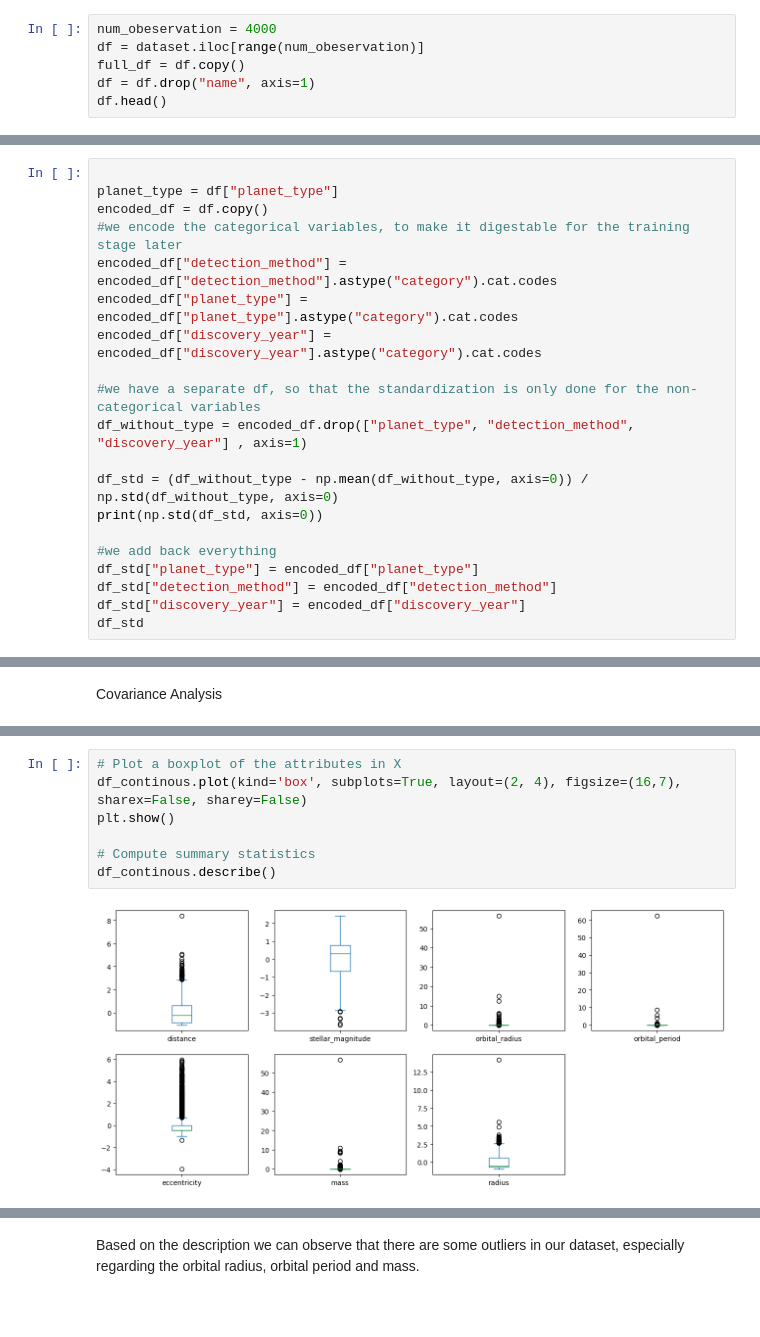
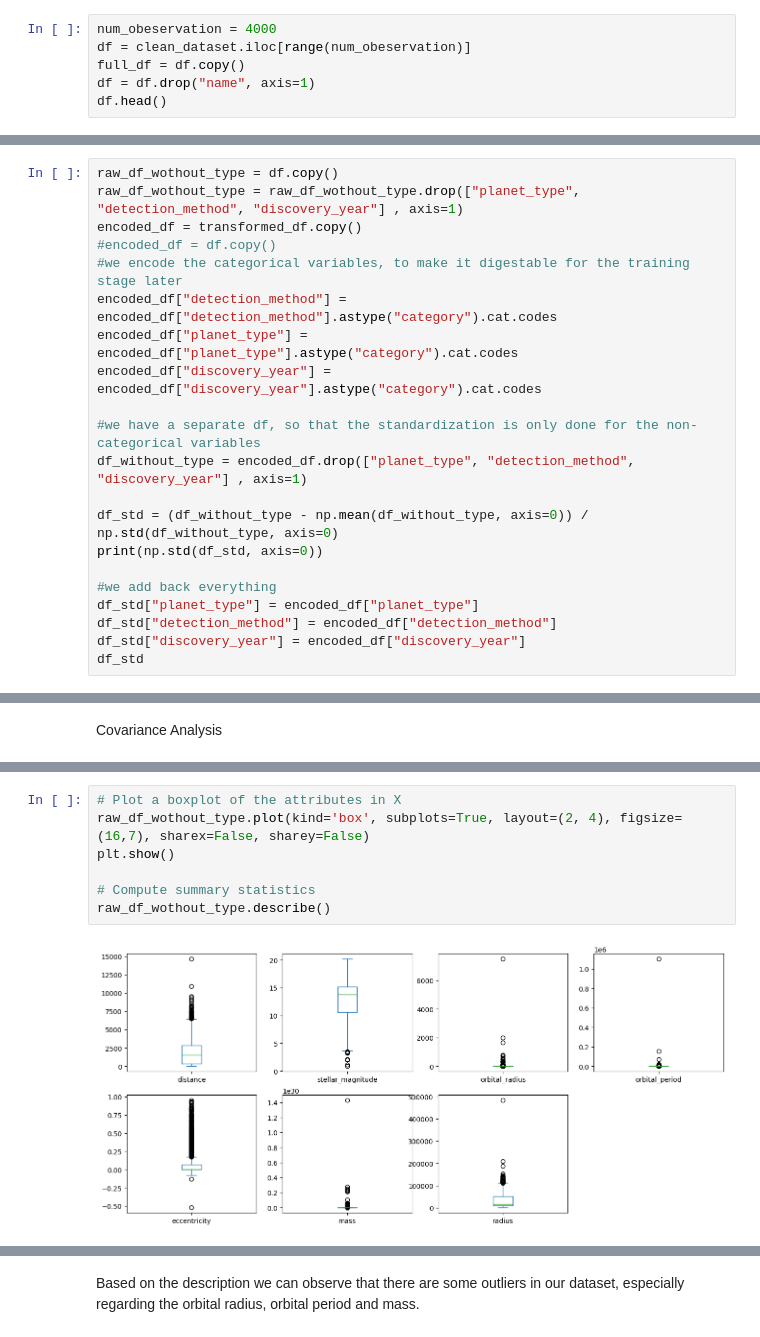
Before and after one commit to lelegod/ml_project, a Jupyter notebook: project1.ipynb, the cells around one changed output, grey strips where cells are left out. Saved outputs shown, nothing was run; the diff lists cells and outputs as text; blank space fills up the shorter version.

```diff
--- a/project1.ipynb
+++ b/project1.ipynb
@@ -34,6 +26,6 @@ clean_dataset
 # %%
 num_obeservation = 4000
-df = dataset.iloc[range(num_obeservation)]
+df = clean_dataset.iloc[range(num_obeservation)]
 full_df = df.copy()
 df = df.drop("name", axis=1)
 df.head()
@@ -89,9 +84,10 @@ plt.plot(df["radius"])
 # %% [markdown]
 Note for us to the future: When we do training, make sure to first separate the training and test set, and do the standardization separately, so no info "leaks" from the test set into our training set.
 # %%
-
-planet_type = df["planet_type"]
-encoded_df = df.copy()
+raw_df_wothout_type = df.copy()
+raw_df_wothout_type = raw_df_wothout_type.drop(["planet_type", "detection_method", "discovery_year"] , axis=1)
+encoded_df = transformed_df.copy()
+#encoded_df = df.copy()
 #we encode the categorical variables, to make it digestable for the training stage later
 encoded_df["detection_method"] = encoded_df["detection_method"].astype("category").cat.codes
 encoded_df["planet_type"] = encoded_df["planet_type"].astype("category").cat.codes
@@ -216,11 +253,11 @@ df_continous = df_std.drop(["planet_type", "detection_method", "discovery_year"]
 df_categorial = df_std[["planet_type", "detection_method", "discovery_year"]]
 # %%
 # Plot a boxplot of the attributes in X
-df_continous.plot(kind='box', subplots=True, layout=(2, 4), figsize=(16,7), sharex=False, sharey=False)
+raw_df_wothout_type.plot(kind='box', subplots=True, layout=(2, 4), figsize=(16,7), sharex=False, sharey=False)
 plt.show()
 
 # Compute summary statistics
-df_continous.describe()
+raw_df_wothout_type.describe()
 # %% [output]
-[figure, old version]
+[figure, new version]
 |  | distance | stellar_magnitude | orbital_radius | orbital_period | eccentricity | mass | radius |
```
Also changed, not shown: parts of 32 cells of this notebook, 2 other files.
